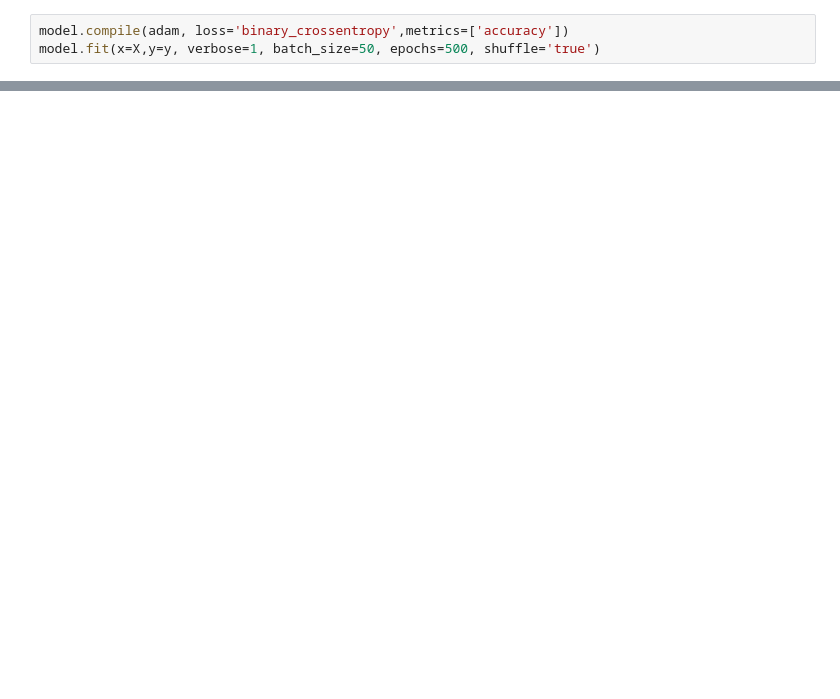
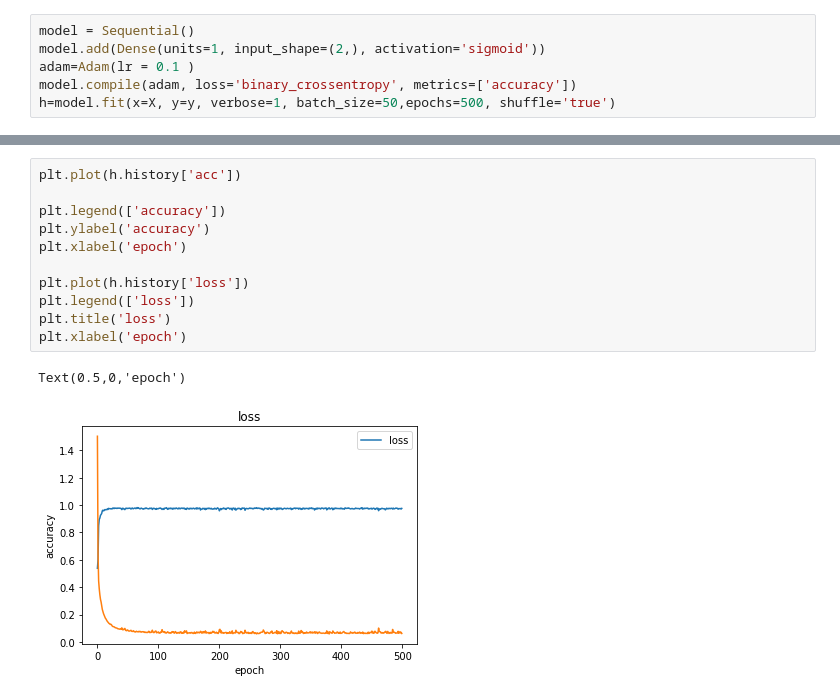
Before and after one commit to AvinashTiwari/Artifical-intelligence, a Jupyter notebook: Self_driving_Car/4_Keras/Percepton.ipynb, the cells around one changed output, grey strips where cells are left out. Saved outputs shown, nothing was run; the diff lists cells and outputs as text; blank space fills up the shorter version.

```diff
--- a/Self_driving_Car/4_Keras/Percepton.ipynb
+++ b/Self_driving_Car/4_Keras/Percepton.ipynb
@@ -35,3 +26,6 @@ adam = Adam(lr=0.1)
 # %%
-model.compile(adam, loss='binary_crossentropy',metrics=['accuracy'])
-model.fit(x=X,y=y, verbose=1, batch_size=50, epochs=500, shuffle='true')
+model = Sequential()
+model.add(Dense(units=1, input_shape=(2,), activation='sigmoid'))
+adam=Adam(lr = 0.1 )
+model.compile(adam, loss='binary_crossentropy', metrics=['accuracy'])
+h=model.fit(x=X, y=y, verbose=1, batch_size=50,epochs=500, shuffle='true')
@@ -37,0 +50,14 @@ model.fit(x=X,y=y, verbose=1, batch_size=50, epochs=500, shuffle='true')
+# %%
+plt.plot(h.history['acc'])
+
+plt.legend(['accuracy'])
+plt.ylabel('accuracy')
+plt.xlabel('epoch')
+
+plt.plot(h.history['loss'])
+plt.legend(['loss'])
+plt.title('loss')
+plt.xlabel('epoch')
+# %% [output]
+Text(0.5,0,'epoch')
+[figure, added]
```
Also changed, not shown: parts of 7 cells of this notebook.
